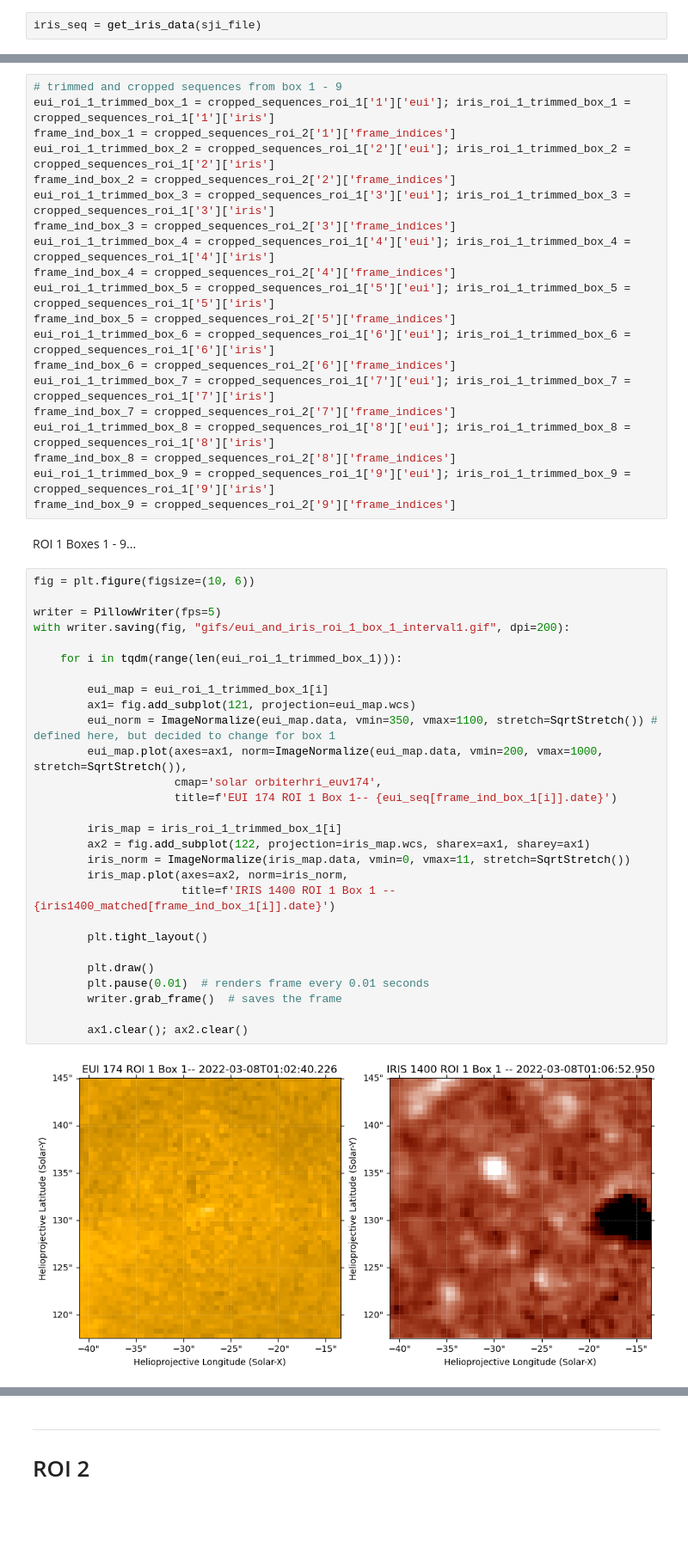
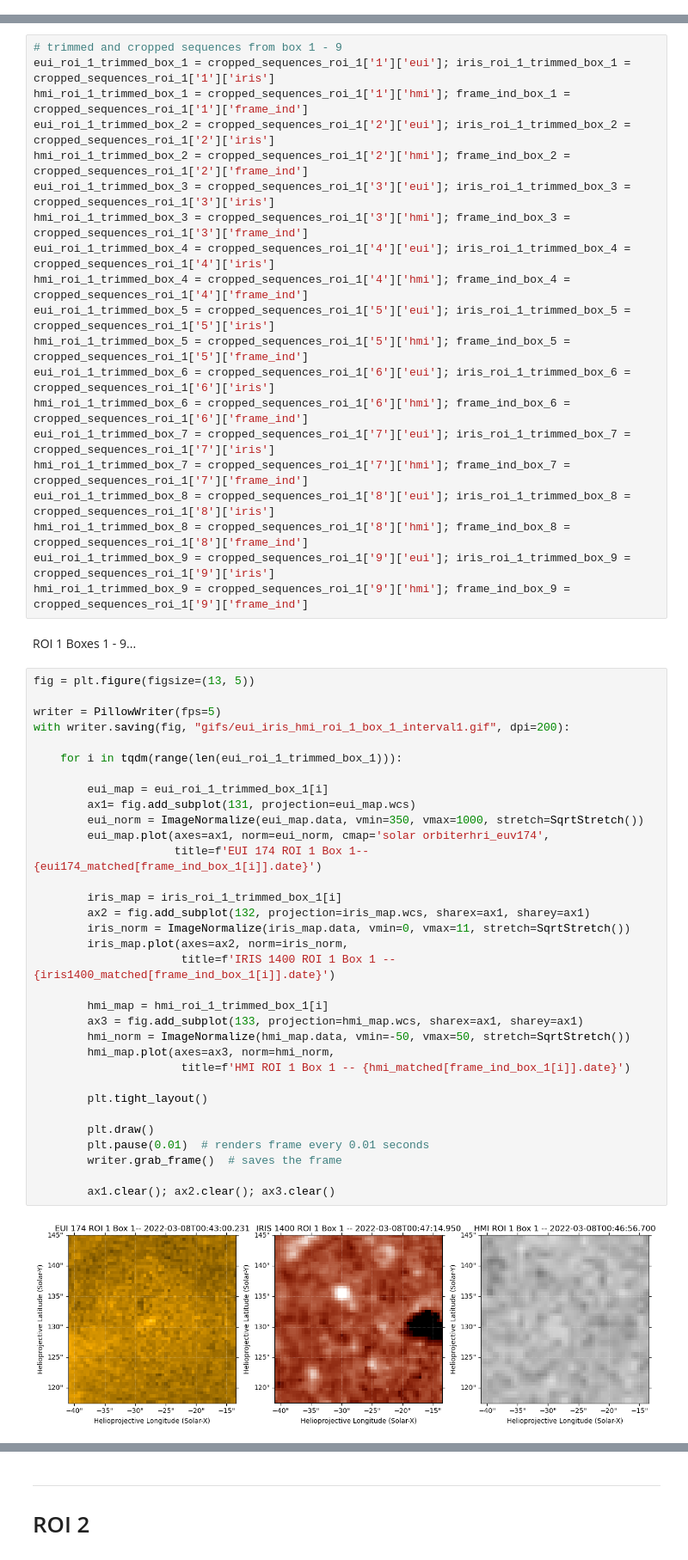
Before and after one commit to EllisErnsberger1/REU2025-Clean, a Jupyter notebook: Interval_1_ROIs.ipynb, the cells around one changed output, grey strips where cells are left out. Shown at 86% size. Cells and saved outputs as stored; diff of their text form; blank space fills up the shorter version.

Commit message:
included hmi data

```diff
--- a/Interval_1_ROIs.ipynb
+++ b/Interval_1_ROIs.ipynb
@@ -116,2 +72,0 @@ def get_iris_data(filename):
-# %%
-iris_seq = get_iris_data(sji_file)
@@ -320,55 +279,60 @@ for box in boxes_roi_1:
 # %%
 # trimmed and cropped sequences from box 1 - 9
 eui_roi_1_trimmed_box_1 = cropped_sequences_roi_1['1']['eui']; iris_roi_1_trimmed_box_1 = cropped_sequences_roi_1['1']['iris']
-frame_ind_box_1 = cropped_sequences_roi_2['1']['frame_indices']
+hmi_roi_1_trimmed_box_1 = cropped_sequences_roi_1['1']['hmi']; frame_ind_box_1 = cropped_sequences_roi_1['1']['frame_ind']
 eui_roi_1_trimmed_box_2 = cropped_sequences_roi_1['2']['eui']; iris_roi_1_trimmed_box_2 = cropped_sequences_roi_1['2']['iris']
-frame_ind_box_2 = cropped_sequences_roi_2['2']['frame_indices']
+hmi_roi_1_trimmed_box_2 = cropped_sequences_roi_1['2']['hmi']; frame_ind_box_2 = cropped_sequences_roi_1['2']['frame_ind']
 eui_roi_1_trimmed_box_3 = cropped_sequences_roi_1['3']['eui']; iris_roi_1_trimmed_box_3 = cropped_sequences_roi_1['3']['iris']
-frame_ind_box_3 = cropped_sequences_roi_2['3']['frame_indices']
+hmi_roi_1_trimmed_box_3 = cropped_sequences_roi_1['3']['hmi']; frame_ind_box_3 = cropped_sequences_roi_1['3']['frame_ind']
 eui_roi_1_trimmed_box_4 = cropped_sequences_roi_1['4']['eui']; iris_roi_1_trimmed_box_4 = cropped_sequences_roi_1['4']['iris']
-frame_ind_box_4 = cropped_sequences_roi_2['4']['frame_indices']
+hmi_roi_1_trimmed_box_4 = cropped_sequences_roi_1['4']['hmi']; frame_ind_box_4 = cropped_sequences_roi_1['4']['frame_ind']
 eui_roi_1_trimmed_box_5 = cropped_sequences_roi_1['5']['eui']; iris_roi_1_trimmed_box_5 = cropped_sequences_roi_1['5']['iris']
-frame_ind_box_5 = cropped_sequences_roi_2['5']['frame_indices']
+hmi_roi_1_trimmed_box_5 = cropped_sequences_roi_1['5']['hmi']; frame_ind_box_5 = cropped_sequences_roi_1['5']['frame_ind']
 eui_roi_1_trimmed_box_6 = cropped_sequences_roi_1['6']['eui']; iris_roi_1_trimmed_box_6 = cropped_sequences_roi_1['6']['iris']
-frame_ind_box_6 = cropped_sequences_roi_2['6']['frame_indices']
+hmi_roi_1_trimmed_box_6 = cropped_sequences_roi_1['6']['hmi']; frame_ind_box_6 = cropped_sequences_roi_1['6']['frame_ind']
 eui_roi_1_trimmed_box_7 = cropped_sequences_roi_1['7']['eui']; iris_roi_1_trimmed_box_7 = cropped_sequences_roi_1['7']['iris']
-frame_ind_box_7 = cropped_sequences_roi_2['7']['frame_indices']
+hmi_roi_1_trimmed_box_7 = cropped_sequences_roi_1['7']['hmi']; frame_ind_box_7 = cropped_sequences_roi_1['7']['frame_ind']
 eui_roi_1_trimmed_box_8 = cropped_sequences_roi_1['8']['eui']; iris_roi_1_trimmed_box_8 = cropped_sequences_roi_1['8']['iris']
-frame_ind_box_8 = cropped_sequences_roi_2['8']['frame_indices']
+hmi_roi_1_trimmed_box_8 = cropped_sequences_roi_1['8']['hmi']; frame_ind_box_8 = cropped_sequences_roi_1['8']['frame_ind']
 eui_roi_1_trimmed_box_9 = cropped_sequences_roi_1['9']['eui']; iris_roi_1_trimmed_box_9 = cropped_sequences_roi_1['9']['iris']
-frame_ind_box_9 = cropped_sequences_roi_2['9']['frame_indices']
+hmi_roi_1_trimmed_box_9 = cropped_sequences_roi_1['9']['hmi']; frame_ind_box_9 = cropped_sequences_roi_1['9']['frame_ind']
 # %% [markdown]
 ROI 1 Boxes 1 - 9...
 # %%
-fig = plt.figure(figsize=(10, 6))
+fig = plt.figure(figsize=(13, 5))
 
 writer = PillowWriter(fps=5)
-with writer.saving(fig, "gifs/eui_and_iris_roi_1_box_1_interval1.gif", dpi=200):
+with writer.saving(fig, "gifs/eui_iris_hmi_roi_1_box_1_interval1.gif", dpi=200):
 
     for i in tqdm(range(len(eui_roi_1_trimmed_box_1))):
 
         eui_map = eui_roi_1_trimmed_box_1[i]
-        ax1= fig.add_subplot(121, projection=eui_map.wcs)
-        eui_norm = ImageNormalize(eui_map.data, vmin=350, vmax=1100, stretch=SqrtStretch()) # defined here, but decided to change for box 1
-        eui_map.plot(axes=ax1, norm=ImageNormalize(eui_map.data, vmin=200, vmax=1000, stretch=SqrtStretch()),
-                     cmap='solar orbiterhri_euv174',
-                     title=f'EUI 174 ROI 1 Box 1-- {eui_seq[frame_ind_box_1[i]].date}')
+        ax1= fig.add_subplot(131, projection=eui_map.wcs)
+        eui_norm = ImageNormalize(eui_map.data, vmin=350, vmax=1000, stretch=SqrtStretch())
+        eui_map.plot(axes=ax1, norm=eui_norm, cmap='solar orbiterhri_euv174',
+                     title=f'EUI 174 ROI 1 Box 1-- {eui174_matched[frame_ind_box_1[i]].date}')
 
         iris_map = iris_roi_1_trimmed_box_1[i]
-        ax2 = fig.add_subplot(122, projection=iris_map.wcs, sharex=ax1, sharey=ax1)
+        ax2 = fig.add_subplot(132, projection=iris_map.wcs, sharex=ax1, sharey=ax1)
         iris_norm = ImageNormalize(iris_map.data, vmin=0, vmax=11, stretch=SqrtStretch())
         iris_map.plot(axes=ax2, norm=iris_norm,
                       title=f'IRIS 1400 ROI 1 Box 1 -- {iris1400_matched[frame_ind_box_1[i]].date}')
+
+        hmi_map = hmi_roi_1_trimmed_box_1[i]
+        ax3 = fig.add_subplot(133, projection=hmi_map.wcs, sharex=ax1, sharey=ax1)
+        hmi_norm = ImageNormalize(hmi_map.data, vmin=-50, vmax=50, stretch=SqrtStretch())
+        hmi_map.plot(axes=ax3, norm=hmi_norm,
+                      title=f'HMI ROI 1 Box 1 -- {hmi_matched[frame_ind_box_1[i]].date}')
 
         plt.tight_layout()
 
         plt.draw()
         plt.pause(0.01)  # renders frame every 0.01 seconds
         writer.grab_frame()  # saves the frame
 
-        ax1.clear(); ax2.clear()
+        ax1.clear(); ax2.clear(); ax3.clear()
 # %% [output]
-[figure, old version]
+[figure, new version]
 <Figure size 640x480 with 0 Axes>
 <Figure size 640x480 with 0 Axes>
 <Figure size 640x480 with 0 Axes>
```
Also changed, not shown: parts of 46 cells of this notebook, 40 other files.
